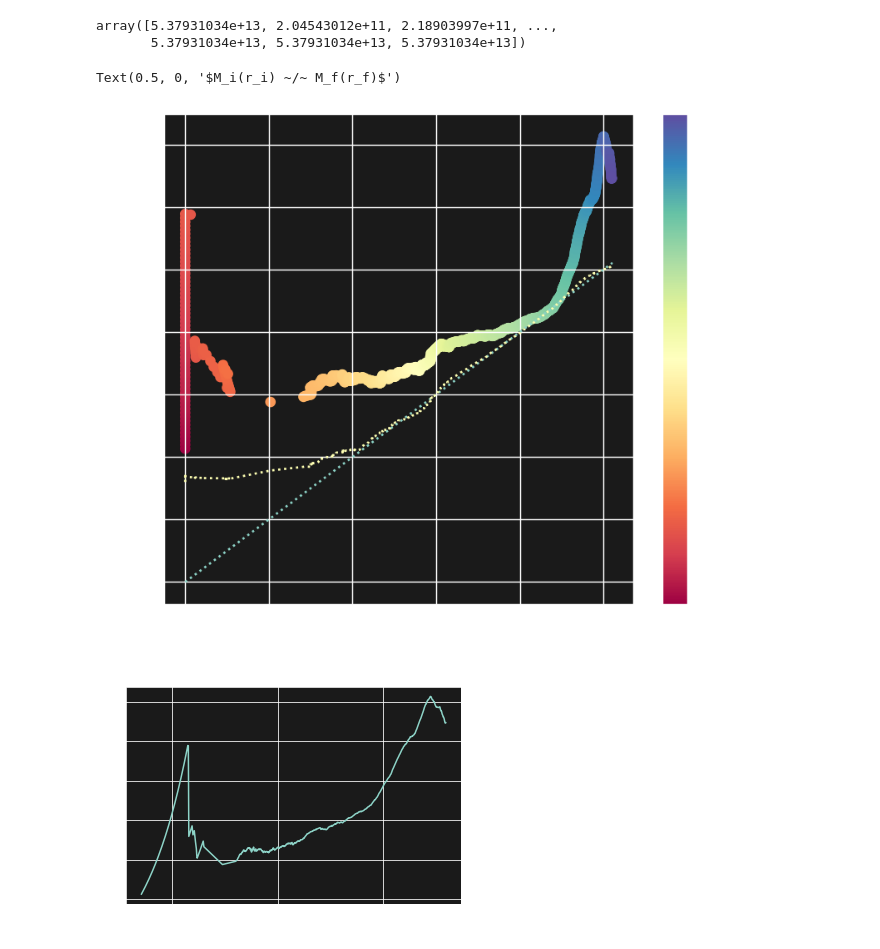
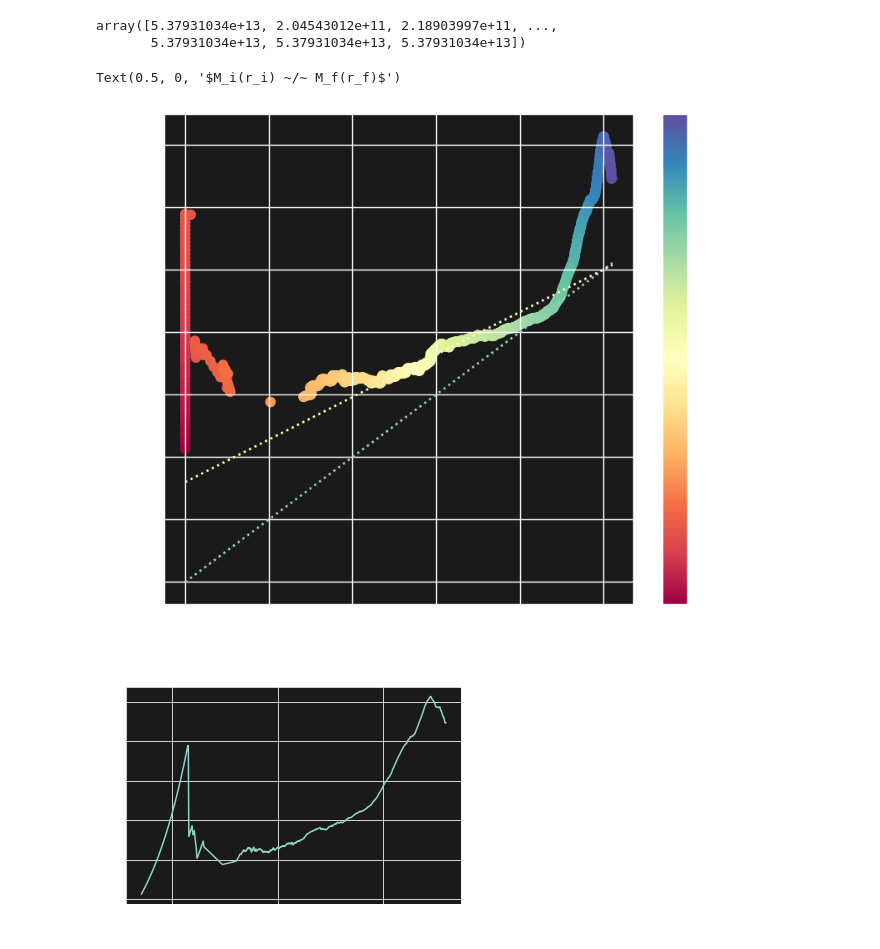
Before and after one commit to premvijay/jupynbgen, a Jupyter notebook: ad-relx_test.ipynb, the cells around one changed output. Drawn from its saved outputs; the diff is of its cells as text; code cells hidden in the pictures.

```diff
--- a/ad-relx_test.ipynb
+++ b/ad-relx_test.ipynb
@@ -88,17 +88,17 @@ array([5.37931034e+13, 2.04543012e+11, 2.18903997e+11, ...,
 # %%
 plt.figure(dpi=130,figsize=(7,6))
 im = plt.scatter(Mi/Mf,rf/ri, c=rf, cmap='Spectral', norm=LogNorm())
 plt.colorbar(im)
 plt.plot(Mi/Mf,Mi/Mf,':')
-plt.plot(Mi/Mf,xi,':')
+plt.plot(Mi/Mf,0.68*(Mi/Mf-1)+1,':')
 # plt.plot(Mi/Mf,rf)#,'o')
 # plt.xlim(0,1)
 # plt.ylim(top=1)
 plt.ylabel('$r_f ~/~ r_i$')
 plt.xlabel('$M_i(r_i) ~/~ M_f(r_f)$')
 # %% [output]
 Text(0.5, 0, '$M_i(r_i) ~/~ M_f(r_f)$')
-[figure, old version]
+[figure, new version]
 # %%
 plt.plot(rf, rf/ri)
 plt.xscale('log')
```
Also changed, not shown: parts of 3 cells of this notebook, 1 other file.
